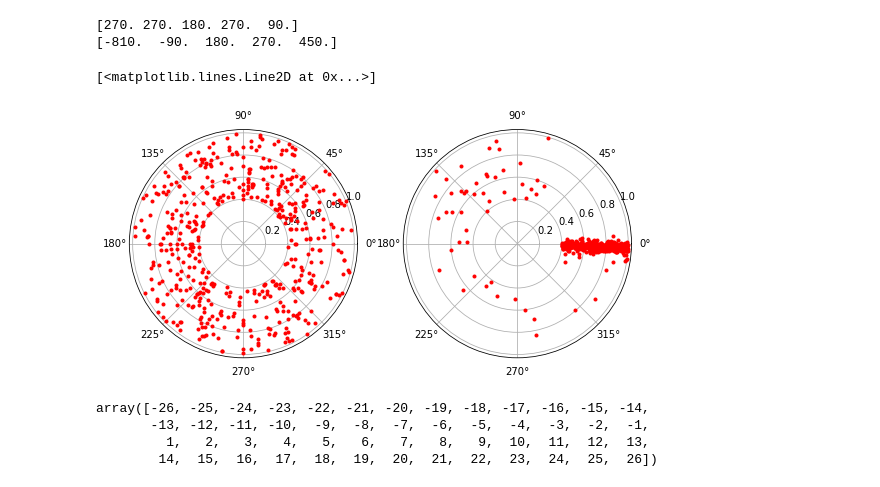
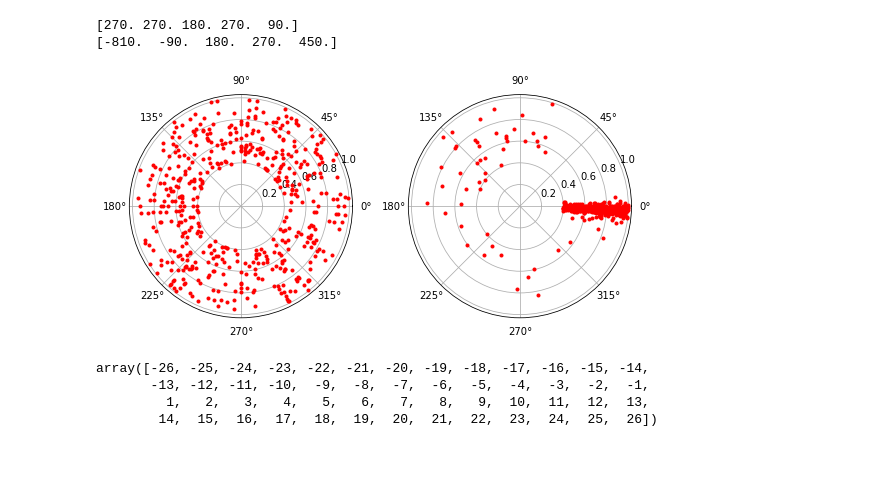
Before and after one commit to Paco-Danes/Thesis, a Jupyter notebook: Code/cleaningAndPlots.ipynb, the cells around one changed output. Cells and saved outputs as stored; diff of their text form; code cells hidden in the pictures; blank space fills up the shorter version.

```diff
--- a/Code/cleaningAndPlots.ipynb
+++ b/Code/cleaningAndPlots.ipynb
@@ -141,11 +141,11 @@ print(np.rad2deg(angles))
 # %%
 fig, axes = plt.subplots(1, 2, figsize=(9,5), subplot_kw={'projection': 'polar'})
 subc26 = sanitized_phase.loc[1000:1500,'subc9']
 axes[1].plot(subc26, distance, 'ro', markersize=3)
 axes[0].plot(angles_radians, distance, 'ro', markersize=3)
+plt.subplots_adjust(wspace=0.25)
 # %% [output]
-[<matplotlib.lines.Line2D at 0x...>]
-[figure, old version]
+[figure, new version]
 # %%
 mi_values_first = np.arange(7, 33)
 mi_values_second = np.arange(34, 60)
```
Also changed, not shown: parts of 10 cells of this notebook, 16 other files.
